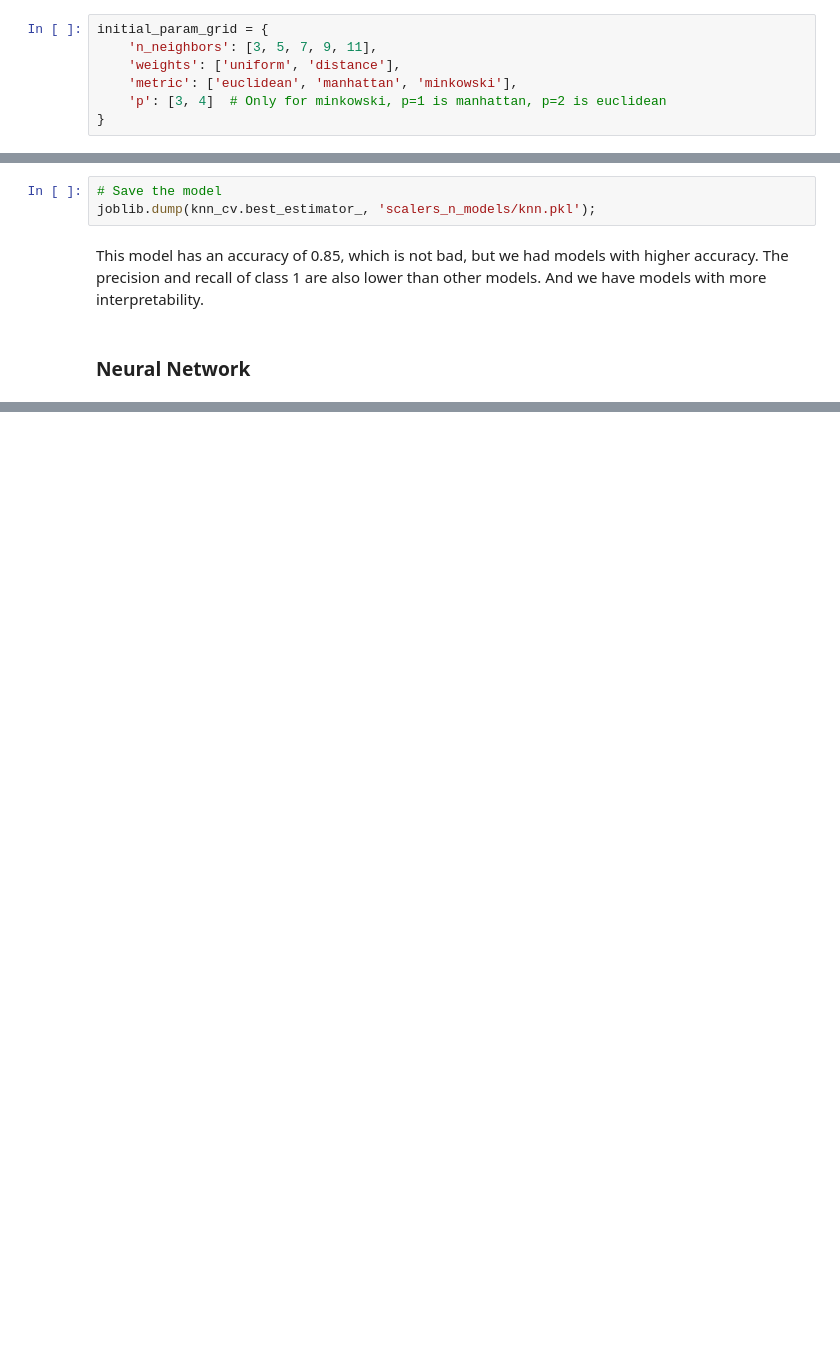
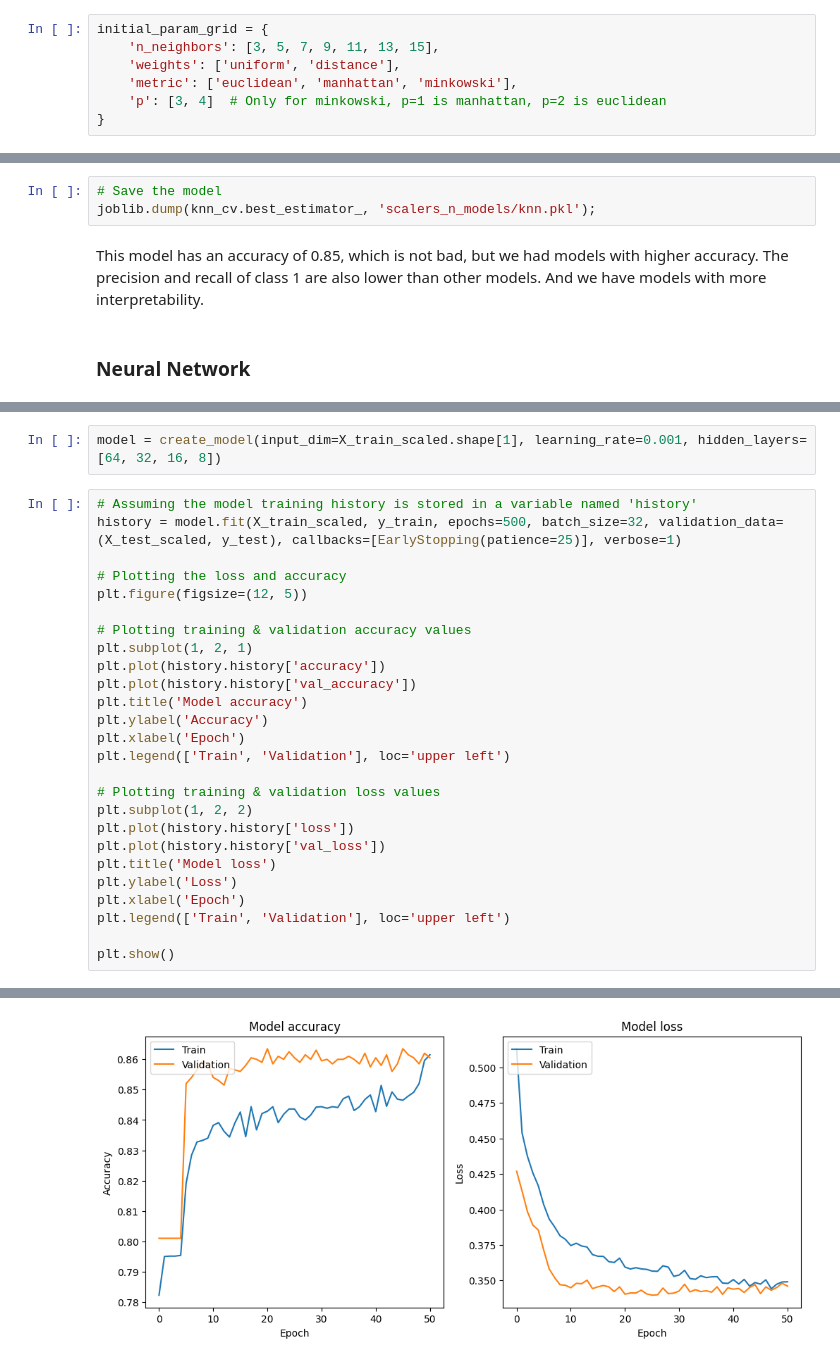
Before and after one commit to davirpp/Desafio-DS-Indicium, a Jupyter notebook: predict_churn.ipynb, the cells around one changed output, grey strips where cells are left out. Cells and saved outputs as stored; diff of their text form; blank space fills up the shorter version.

```diff
--- a/predict_churn.ipynb
+++ b/predict_churn.ipynb
@@ -471,7 +478,7 @@ KNN is a simple and versatile algorithm that can be used for both classification
 knn = KNeighborsClassifier()
 # %%
 initial_param_grid = {
-    'n_neighbors': [3, 5, 7, 9, 11],
+    'n_neighbors': [3, 5, 7, 9, 11, 13, 15],
     'weights': ['uniform', 'distance'],
     'metric': ['euclidean', 'manhattan', 'minkowski'],
     'p': [3, 4]  # Only for minkowski, p=1 is manhattan, p=2 is euclidean
@@ -521,0 +556,29 @@ This model has an accuracy of 0.85, which is not bad, but we had models with hig
+# %%
+model = create_model(input_dim=X_train_scaled.shape[1], learning_rate=0.001, hidden_layers=[64, 32, 16, 8])
+# %%
+# Assuming the model training history is stored in a variable named 'history'
+history = model.fit(X_train_scaled, y_train, epochs=500, batch_size=32, validation_data=(X_test_scaled, y_test), callbacks=[EarlyStopping(patience=25)], verbose=1)
+
+# Plotting the loss and accuracy
+plt.figure(figsize=(12, 5))
+
+# Plotting training & validation accuracy values
+plt.subplot(1, 2, 1)
+plt.plot(history.history['accuracy'])
+plt.plot(history.history['val_accuracy'])
+plt.title('Model accuracy')
+plt.ylabel('Accuracy')
+plt.xlabel('Epoch')
+plt.legend(['Train', 'Validation'], loc='upper left')
+
+# Plotting training & validation loss values
+plt.subplot(1, 2, 2)
+plt.plot(history.history['loss'])
+plt.plot(history.history['val_loss'])
+plt.title('Model loss')
+plt.ylabel('Loss')
+plt.xlabel('Epoch')
+plt.legend(['Train', 'Validation'], loc='upper left')
+
+plt.show()
+# %% [output]
@@ -521,0 +602 @@ This model has an accuracy of 0.85, which is not bad, but we had models with hig
+[figure, added]
```
Also changed, not shown: parts of 8 cells of this notebook, 2 other files.
